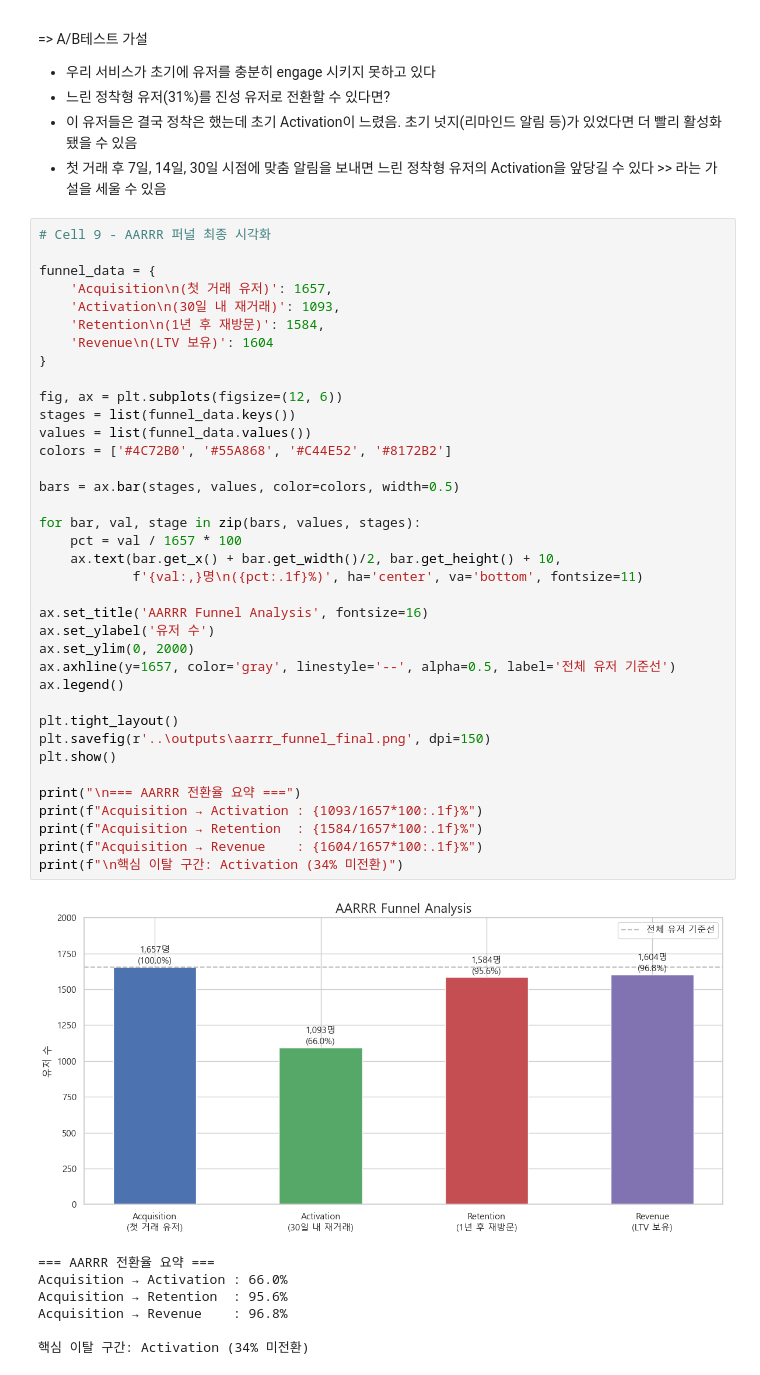
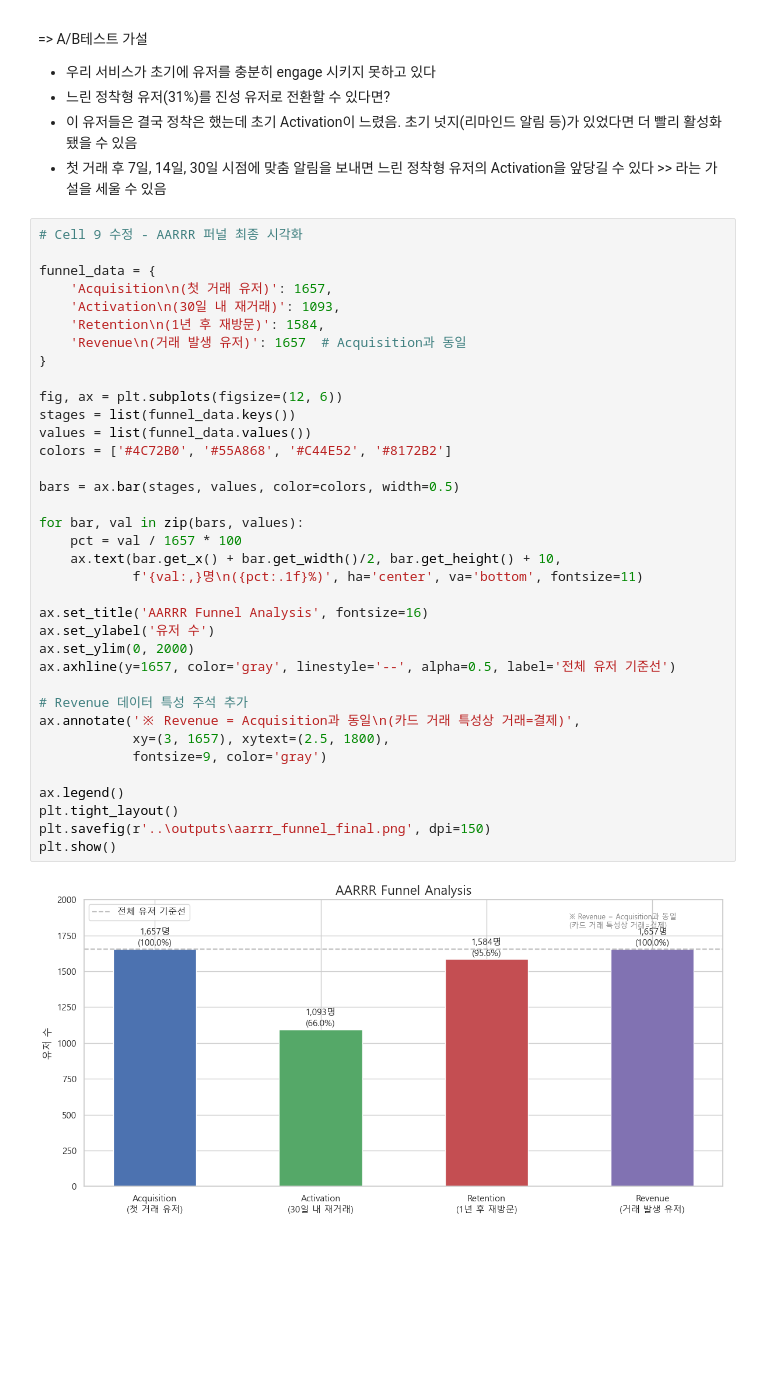
Before and after one commit to seonu-lee/IBM-credit-card-transaction, a Jupyter notebook: notebooks/03_aarrr_funnel.ipynb, the cells around one changed output. Drawn from its saved outputs; the diff is of its cells as text; blank space fills up the shorter version.

Commit message:
update aarrr

```diff
--- a/notebooks/03_aarrr_funnel.ipynb
+++ b/notebooks/03_aarrr_funnel.ipynb
@@ -352,47 +357,40 @@ plt.show()
 - 이 유저들은 결국 정착은 했는데 초기 Activation이 느렸음. 초기 넛지(리마인드 알림 등)가 있었다면 더 빨리 활성화됐을 수 있음
 - 첫 거래 후 7일, 14일, 30일 시점에 맞춤 알림을 보내면 느린 정착형 유저의 Activation을 앞당길 수 있다 >> 라는 가설을 세울 수 있음
 # %%
-# Cell 9 - AARRR 퍼널 최종 시각화
+# Cell 9 수정 - AARRR 퍼널 최종 시각화
 
 funnel_data = {
     'Acquisition\n(첫 거래 유저)': 1657,
     'Activation\n(30일 내 재거래)': 1093,
     'Retention\n(1년 후 재방문)': 1584,
-    'Revenue\n(LTV 보유)': 1604
+    'Revenue\n(거래 발생 유저)': 1657  # Acquisition과 동일
 }
 
 fig, ax = plt.subplots(figsize=(12, 6))
 stages = list(funnel_data.keys())
 values = list(funnel_data.values())
 colors = ['#4C72B0', '#55A868', '#C44E52', '#8172B2']
 
 bars = ax.bar(stages, values, color=colors, width=0.5)
 
-for bar, val, stage in zip(bars, values, stages):
+for bar, val in zip(bars, values):
     pct = val / 1657 * 100
     ax.text(bar.get_x() + bar.get_width()/2, bar.get_height() + 10,
             f'{val:,}명\n({pct:.1f}%)', ha='center', va='bottom', fontsize=11)
 
 ax.set_title('AARRR Funnel Analysis', fontsize=16)
 ax.set_ylabel('유저 수')
 ax.set_ylim(0, 2000)
 ax.axhline(y=1657, color='gray', linestyle='--', alpha=0.5, label='전체 유저 기준선')
+
+# Revenue 데이터 특성 주석 추가
+ax.annotate('※ Revenue = Acquisition과 동일\n(카드 거래 특성상 거래=결제)',
+            xy=(3, 1657), xytext=(2.5, 1800),
+            fontsize=9, color='gray')
+
 ax.legend()
-
 plt.tight_layout()
 plt.savefig(r'..\outputs\aarrr_funnel_final.png', dpi=150)
 plt.show()
-
-print("\n=== AARRR 전환율 요약 ===")
-print(f"Acquisition → Activation : {1093/1657*100:.1f}%")
-print(f"Acquisition → Retention  : {1584/1657*100:.1f}%")
-print(f"Acquisition → Revenue    : {1604/1657*100:.1f}%")
-print(f"\n핵심 이탈 구간: Activation (34% 미전환)")
 # %% [output]
-[figure, old version]
+[figure, new version]
-=== AARRR 전환율 요약 ===
-Acquisition → Activation : 66.0%
-Acquisition → Retention  : 95.6%
-Acquisition → Revenue    : 96.8%
-
-핵심 이탈 구간: Activation (34% 미전환)
```
Also changed, not shown: parts of 2 cells of this notebook, 1 other file.
